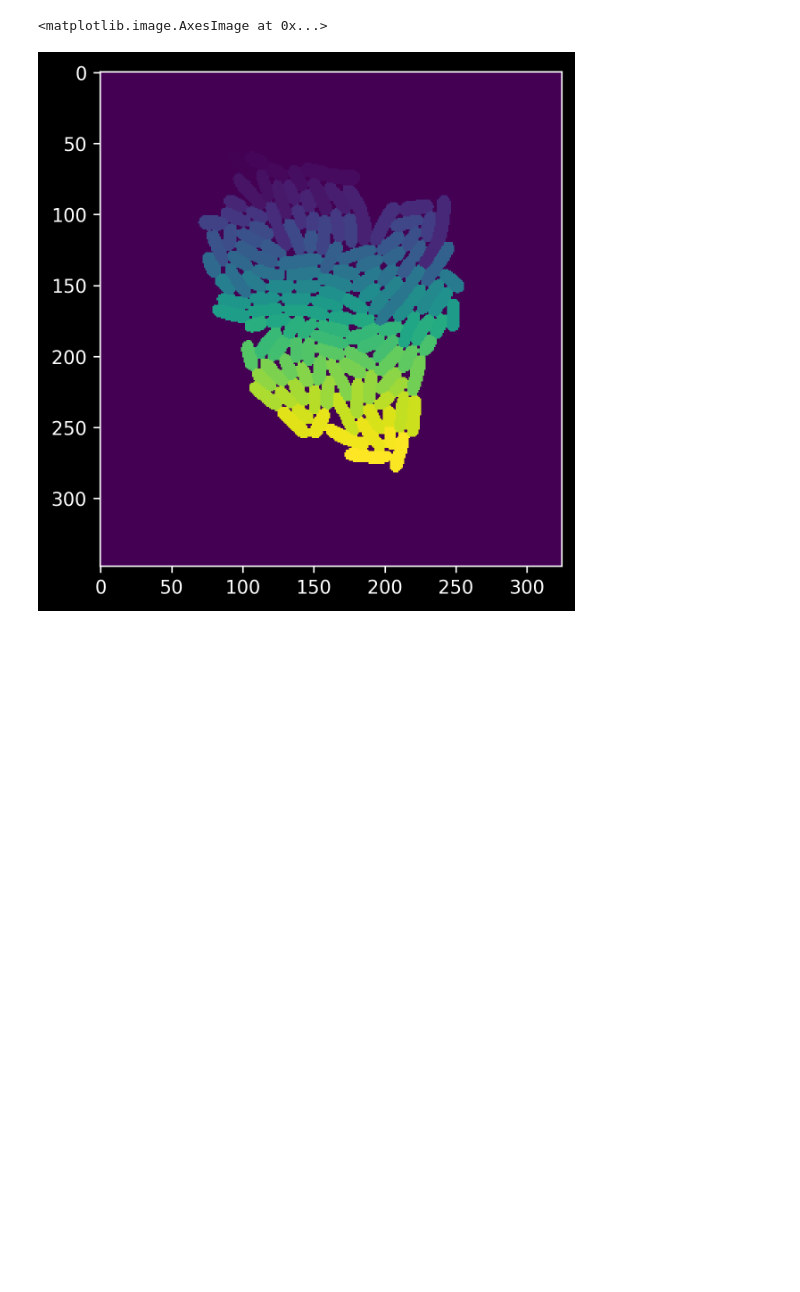
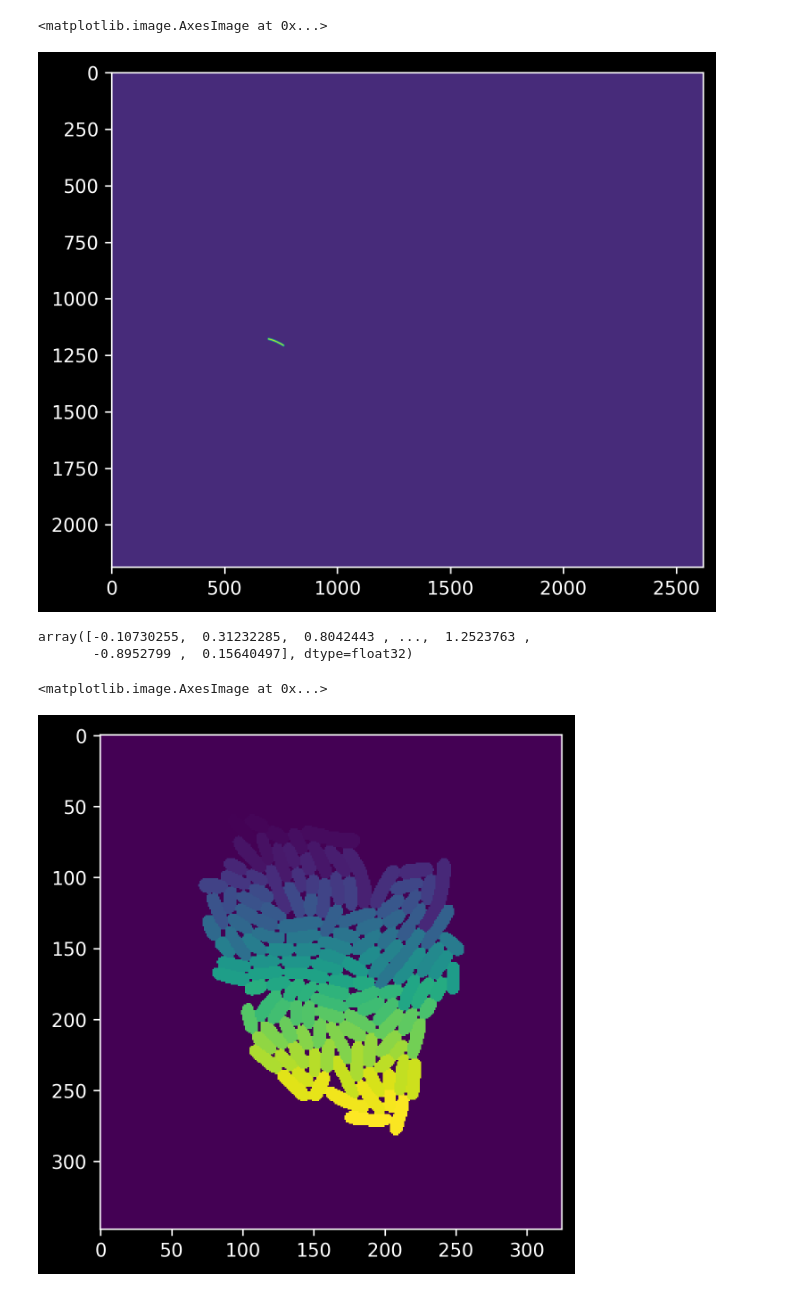
Before and after one commit to yyang35/bactrack, a Jupyter notebook: test.ipynb, the cells around one changed output. Drawn from its saved outputs; the diff is of its cells as text; code cells hidden in the pictures; blank space fills up the shorter version.

```diff
--- a/test.ipynb
+++ b/test.ipynb
@@ -92,0 +118,10 @@ hier,coords = segementation.computer_hierarchy(cellprob, dP)
+# %%
+plt.imshow(modified_cellprob * cellprob)
+# %% [output]
+<matplotlib.image.AxesImage at 0x...>
+[figure, added]
+# %%
+cellprob[sub_coords[:, 0], sub_coords[:, 1]]
+# %% [output]
+array([-0.10730255,  0.31232285,  0.8042443 , ...,  1.2523763 ,
+       -0.8952799 ,  0.15640497], dtype=float32)
```
Also changed, not shown: parts of 8 cells of this notebook, 6 other files.
